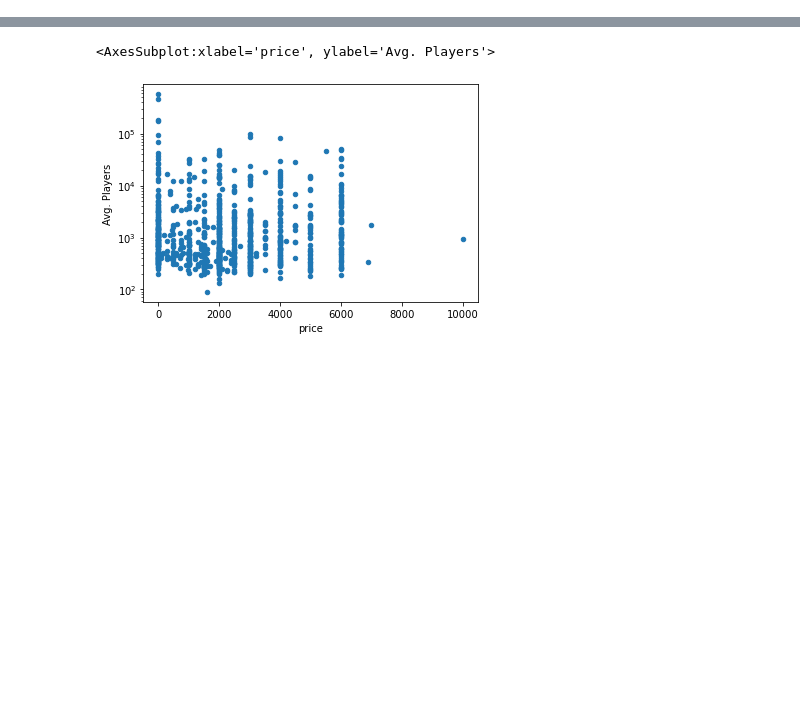
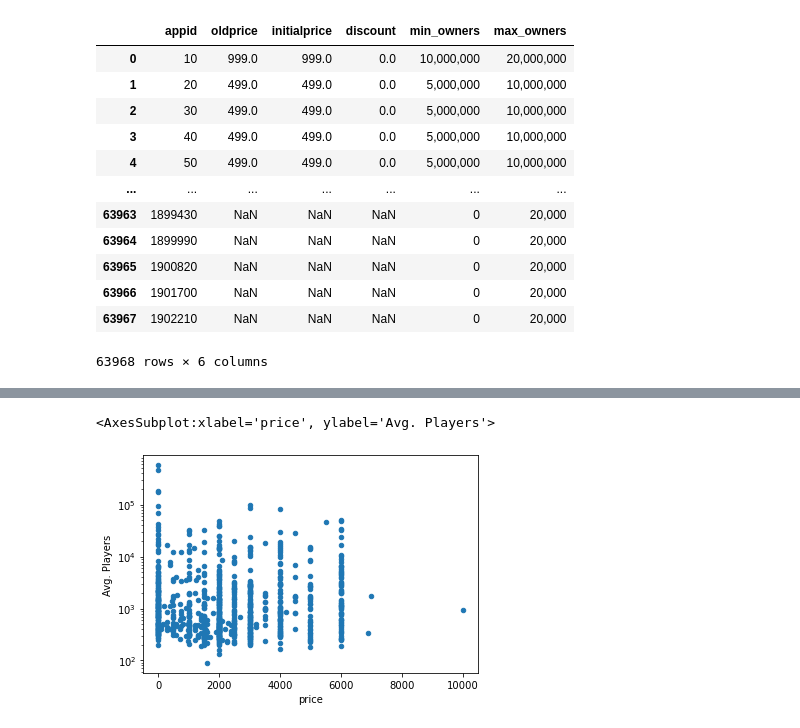
Before and after one commit to mortonjack/Data-Analysis, a Jupyter notebook: graph.ipynb, the cells around one changed output, grey strips where cells are left out. Drawn from its saved outputs; the diff is of its cells as text; code cells hidden in the pictures; blank space fills up the shorter version.

```diff
--- a/graph.ipynb
+++ b/graph.ipynb
@@ -22,0 +67,16 @@ df = pd.merge(df, df3, on = "appid", how = "inner")
+# %%
+df3 # Dataset 3 - SteamSpy data (as of February)
+# %% [output]
+|  | appid | oldprice | initialprice | discount | min_owners | max_owners |
+| 0 | 10 | 999.0 | 999.0 | 0.0 | 10,000,000 | 20,000,000 |
+| 1 | 20 | 499.0 | 499.0 | 0.0 | 5,000,000 | 10,000,000 |
+| 2 | 30 | 499.0 | 499.0 | 0.0 | 5,000,000 | 10,000,000 |
+| 3 | 40 | 499.0 | 499.0 | 0.0 | 5,000,000 | 10,000,000 |
+| 4 | 50 | 499.0 | 499.0 | 0.0 | 5,000,000 | 10,000,000 |
+| ... | ... | ... | ... | ... | ... | ... |
+| 63963 | 1899430 | NaN | NaN | NaN | 0 | 20,000 |
+| 63964 | 1899990 | NaN | NaN | NaN | 0 | 20,000 |
+| 63965 | 1900820 | NaN | NaN | NaN | 0 | 20,000 |
+| 63966 | 1901700 | NaN | NaN | NaN | 0 | 20,000 |
+| 63967 | 1902210 | NaN | NaN | NaN | 0 | 20,000 |
+63968 rows × 6 columns
```
Also changed, not shown: parts of 18 cells of this notebook.
